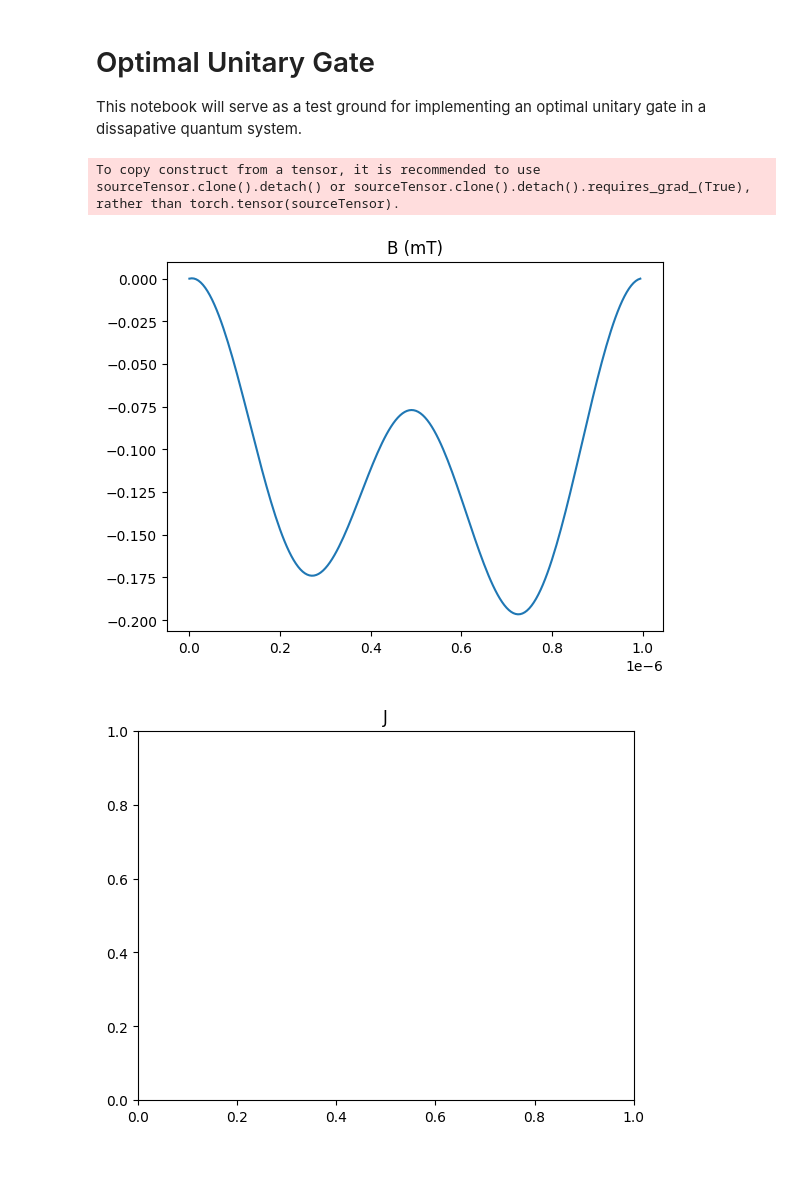
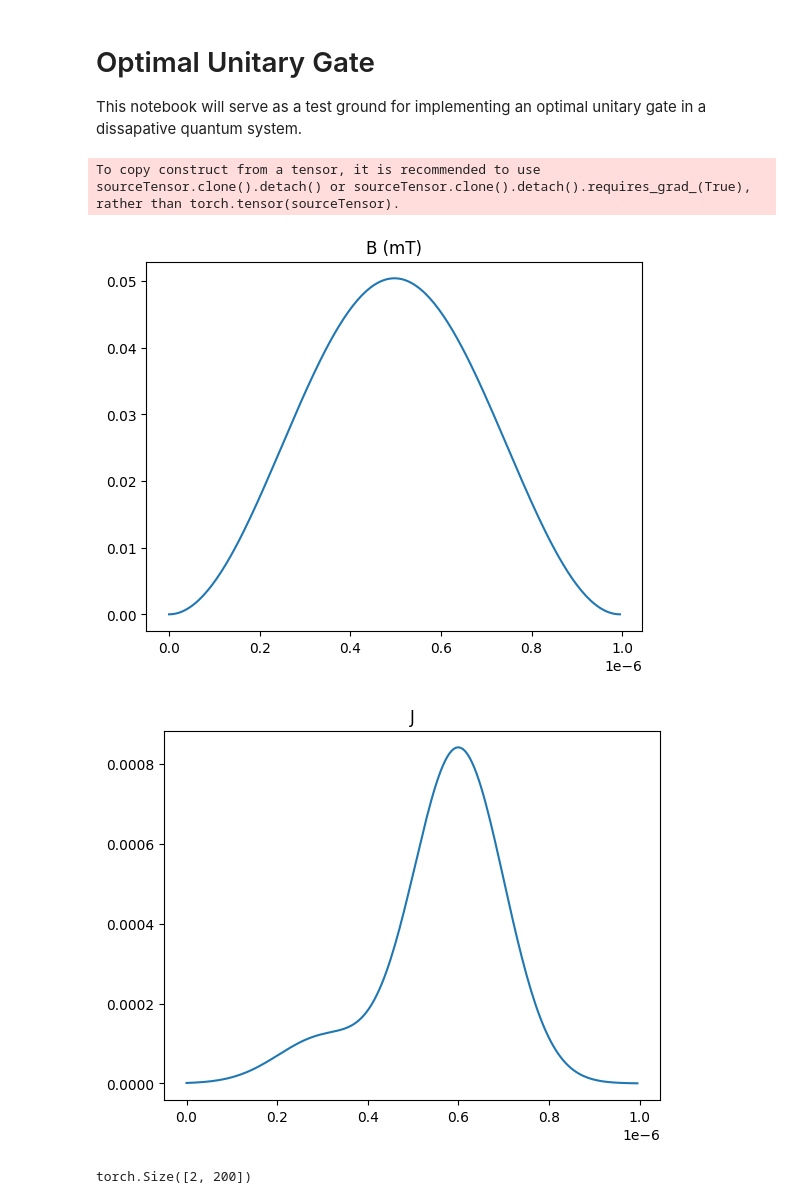
Before and after one commit to mainCSG/QuantumDotControl, a Jupyter notebook: optimal_control/optimal_unitary.ipynb, the cells around one changed output. Drawn from its saved outputs; the diff is of its cells as text; code cells hidden in the pictures; blank space fills up the shorter version.

```diff
--- a/optimal_control/optimal_unitary.ipynb
+++ b/optimal_control/optimal_unitary.ipynb
@@ -23,7 +23,7 @@ import plotly.graph_objs as go
 device = torch.device("cpu")
 
 # Define data type for torch
-exp_dtype = torch.complex128
+exp_dtype = torch.complex64
 # %%
 # Define Pauli matrices for two level system
 sigma_x = torch.tensor([[0,1],[1,0]], dtype=exp_dtype).to(device)
@@ -144,8 +144,8 @@ def bloch_animation(spin_num, rhos, rho_final, plot=False, bloch_sphere=False):
         return r
 # %%
 # Number of spins
-N = 1
-isDispersive = True
+N = 2
+isDispersive = False
 on_resonance = False
 # %%
 # Dice up the time
@@ -192,9 +192,9 @@ def phi_fourier_series(t, *coeffs):
     f -= torch.sum(b).repeat(len(t)) * np.cos(i * omega * t) / 2 # ensures start and stop @ zero
     return f
 
-K = 3 # Number of harmonics
-B_rf_scale = 1e4
-g_scale = 1e6
+K = 2 # Number of harmonics
+B_rf_scale = 1e5
+g_scale = 1e7
 
 B_rf_coeffs = Variable(torch.tensor(np.random.randn(2 * K-1), dtype=torch.float32), requires_grad=True)
 phi_coeffs = Variable(torch.tensor(np.random.randn(2 * K), dtype=torch.float32), requires_grad=True)
@@ -238,7 +238,7 @@ def construct_J_signal(t, sigma, skip, *coeffs):
     for i in range(skip, M-skip, step):
         gaussian = torch.exp(-(t - i * dt)**2 / (2 * sigma**2)) / J_scale
         J += coeffs[0][i//skip-1 ].repeat(len(t)) * gaussian
-    return J
+    return J.unsqueeze(0)
 
 def build_J(t, sigma, skip, *coeffs):
     num_of_J = coeffs[0].shape[0]
@@ -256,40 +256,53 @@ g_gaussian = False
 if g_gaussian:
     g = build_g(t_units_tensor, g_sigma * dt ,torch.abs( g_coeffs))
 else:
     g_coeffs =  Variable(torch.tensor(np.random.randn(N, 2 * K -1), dtype=torch.float32), requires_grad=True)
     g = []
     g_fourier = g_fourier_series(g_scale,t_units_tensor, g_coeffs)
     for g_ in g_fourier:
-        g.append(Variable(torch.tensor(g_, dtype=torch.float32), requires_grad=True))
+        g.append(torch.tensor(g_, dtype=torch.float32).unsqueeze(0))
 
+if len(g) == 1:
+    g = g[0]
+else:
+    g = torch.cat(g, dim=0)
 
 J_sigma = 20
 
 skip = int(3 * J_sigma) # skip 2.5 standard deviations to ensure start and stop @ basically zero
-J_coeffs =  Variable(torch.tensor(np.random.randn(N-1, M//skip)*0, dtype=torch.float32), requires_grad=True) # Random initial coefficients
+J_coeffs =  Variable(torch.tensor(np.random.randn(N-1, M//skip), dtype=torch.float32), requires_grad=True) # Random initial coefficients
 
 J = build_J(t_units_tensor, J_sigma * dt, skip, torch.abs(J_coeffs))
 
+if len(J) == 0:
+    pass
+elif len(J) == 1:
+    J = J[0]
+else:
+    J = torch.cat(J, dim=0)
 
 plt.plot(t_units, B_rf.cpu().detach().numpy()/1e-3)
 plt.title("B (mT)")
 plt.show()
 
-for J_ in J:
-    plt.plot(t_units, J_.cpu().detach().numpy()/((6.242e-18) * 1e-6))
-plt.title("J")
-plt.show()
+if N>=2:
+    for i in range(J.shape[0]):
+        plt.plot(t_units, J[i].cpu().detach().numpy()/((6.242e-18) * 1e-6))
+    plt.title("J")
+    plt.show()
 
-for g_ in g:
-    plt.plot(t_units, g_.cpu().detach().numpy())
+print(g.shape)
+for i in range(g.shape[0]):
+    plt.plot(t_units, g[i].cpu().detach().numpy())
 plt.title("g")
 plt.show()
 
 
 plt.plot(t_units, phi.cpu().detach().numpy())
 plt.title("phi")
 plt.show()
 # %% [output]
 To copy construct from a tensor, it is recommended to use sourceTensor.clone().detach() or sourceTensor.clone().detach().requires_grad_(True), rather than torch.tensor(sourceTensor).
-[figure, old version]
+[figure, new version]
-[figure, old version]
+[figure, new version]
+torch.Size([2, 200])
```
Also changed, not shown: parts of 10 cells of this notebook, 33 other files.
